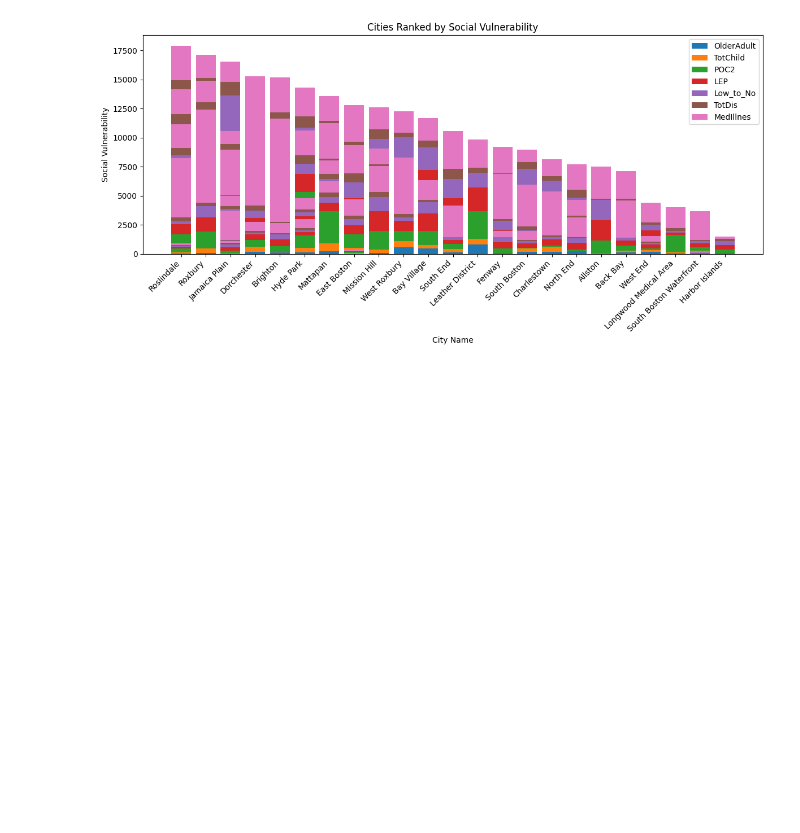
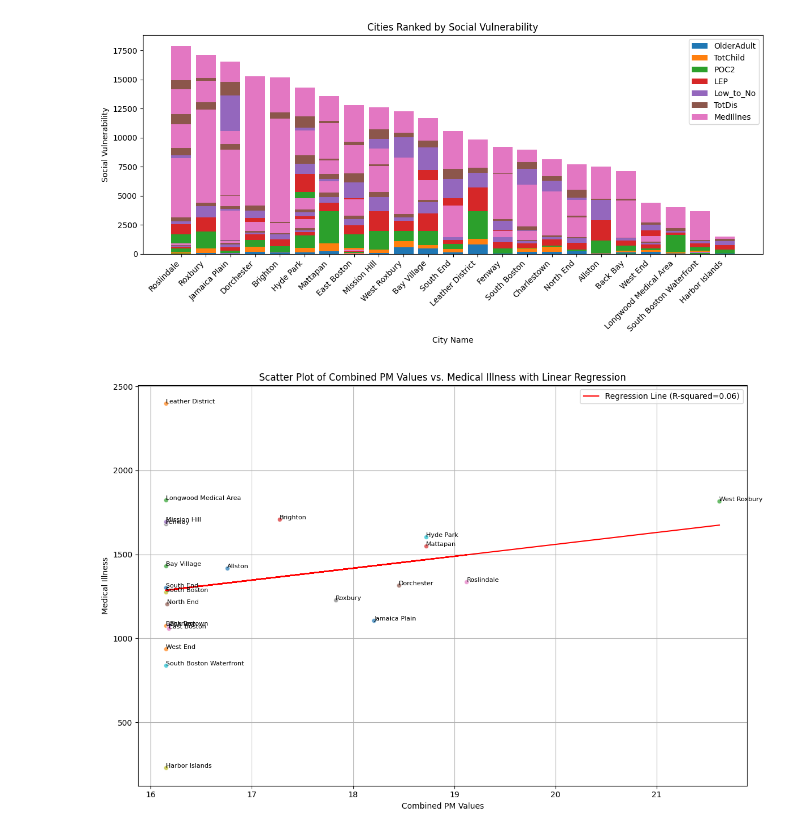
Before and after one commit to BU-Spark/ds-boston-transit-air-quality, a Jupyter notebook: fa23-team-a/code/new.ipynb, the cells around one changed output. Cells and saved outputs as stored; diff of their text form; code cells hidden in the pictures; blank space fills up the shorter version.

Commit message:
linear regression

```diff
--- a/fa23-team-a/code/new.ipynb
+++ b/fa23-team-a/code/new.ipynb
@@ -107,3 +107,47 @@ plt.tight_layout()
 plt.show()
 # %% [output]
 [figure]
+# %%
+import matplotlib.pyplot as plt
+import pandas as pd
+import numpy as np
+from scipy.stats import linregress
+
+# Load the data from the CSV file
+file_path = "../data/boston_dem.csv"
+data = pd.read_csv(file_path)
+
+# Calculate the combined PM values
+data['Combined_PM'] = data['pm2.5_atm'] + data['pm10_atm']
+
+# Group data by area name and calculate the mean for combined PM and medical illness
+aggregated_data = data.groupby('Name').agg({'Combined_PM': 'mean', 'MedIllnes': 'mean'}).reset_index()
+
+# Create a scatter plot with annotations
+plt.figure(figsize=(12, 8))
+for i, row in aggregated_data.iterrows():
+    plt.scatter(row['Combined_PM'], row['MedIllnes'], alpha=0.7, edgecolors='w')
+    plt.annotate(row['Name'], (row['Combined_PM'], row['MedIllnes']), fontsize=8)
+
+# Perform linear regression
+slope, intercept, r_value, p_value, std_err = linregress(aggregated_data['Combined_PM'], aggregated_data['MedIllnes'])
+x = np.array(aggregated_data['Combined_PM'])
+y = slope * x + intercept
+
+# Plot the regression line
+plt.plot(x, y, color='red', label=f'Regression Line (R-squared={r_value**2:.2f})')
+
+# Set labels and title
+plt.xlabel('Combined PM Values')
+plt.ylabel('Medical Illness')
+plt.title('Scatter Plot of Combined PM Values vs. Medical Illness with Linear Regression')
+
+# Show the legend
+plt.legend()
+
+# Show the plot
+plt.grid(True)
+plt.tight_layout()
+plt.show()
+# %% [output]
+[figure, added]
```
Also changed, not shown: parts of 4 cells of this notebook.
